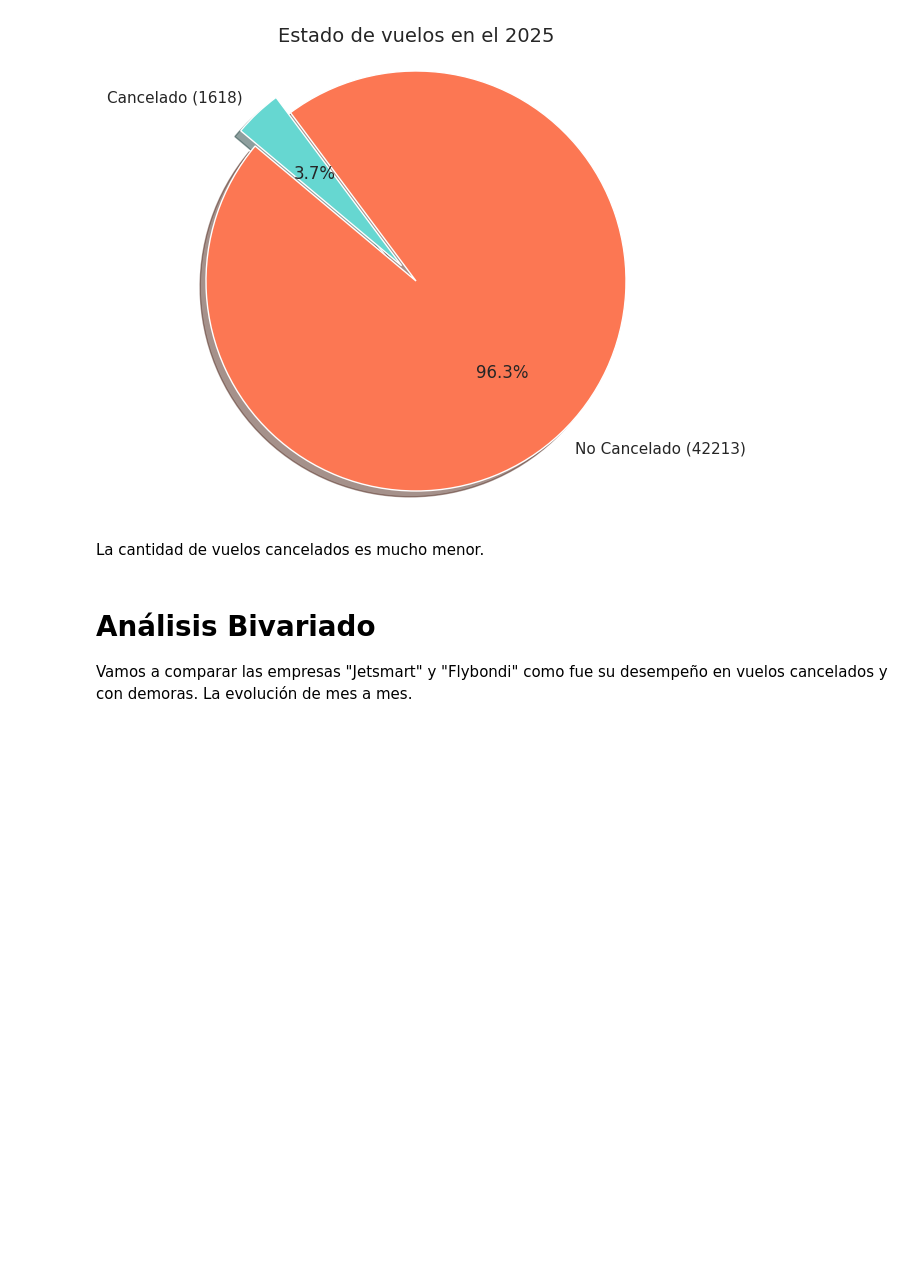
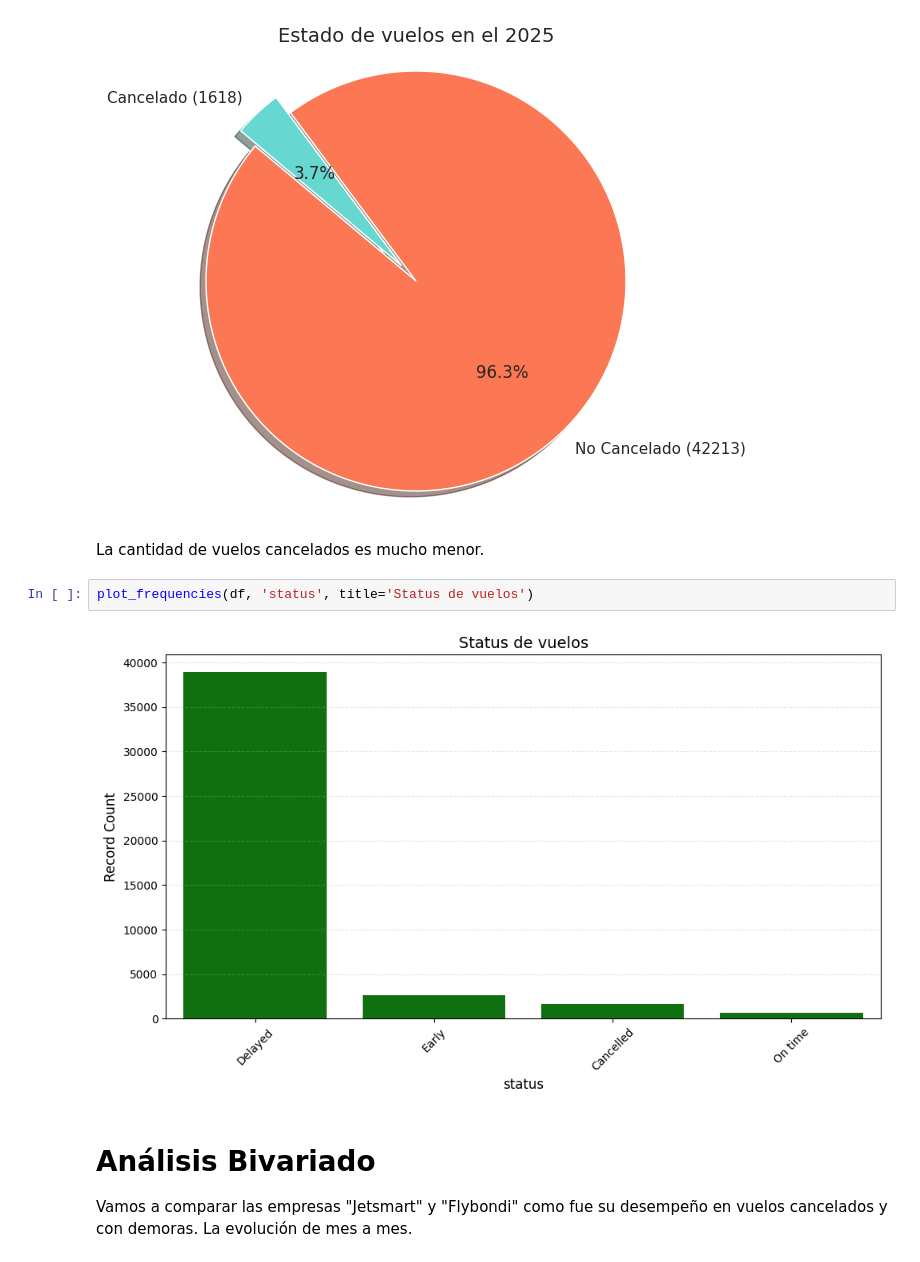
Before and after one commit to parivgabriela/Data_mining, a Jupyter notebook: analisis_estado_vuelos/notebooks/es/03_EDA_reporte.ipynb, the cells around one changed output. Cells and saved outputs as stored; diff of their text form; blank space fills up the shorter version.

```diff
--- a/analisis_estado_vuelos/notebooks/es/03_EDA_reporte.ipynb
+++ b/analisis_estado_vuelos/notebooks/es/03_EDA_reporte.ipynb
@@ -443,6 +525,10 @@ show_custom_pie(df, 'is_cancelled', labels=["No Cancelado", "Cancelado"], title=
 [figure]
 # %% [markdown]
 La cantidad de vuelos cancelados es mucho menor.
+# %%
+plot_frequencies(df, 'status', title='Status de vuelos')
+# %% [output]
+[figure, added]
 # %% [markdown]
 # Análisis Bivariado
 
```
Also changed, not shown: parts of 31 cells of this notebook.
